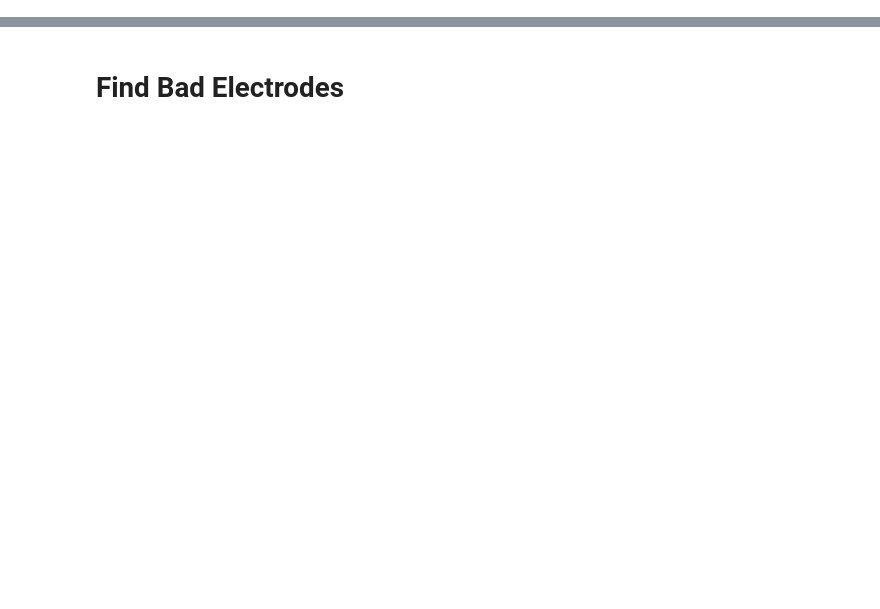
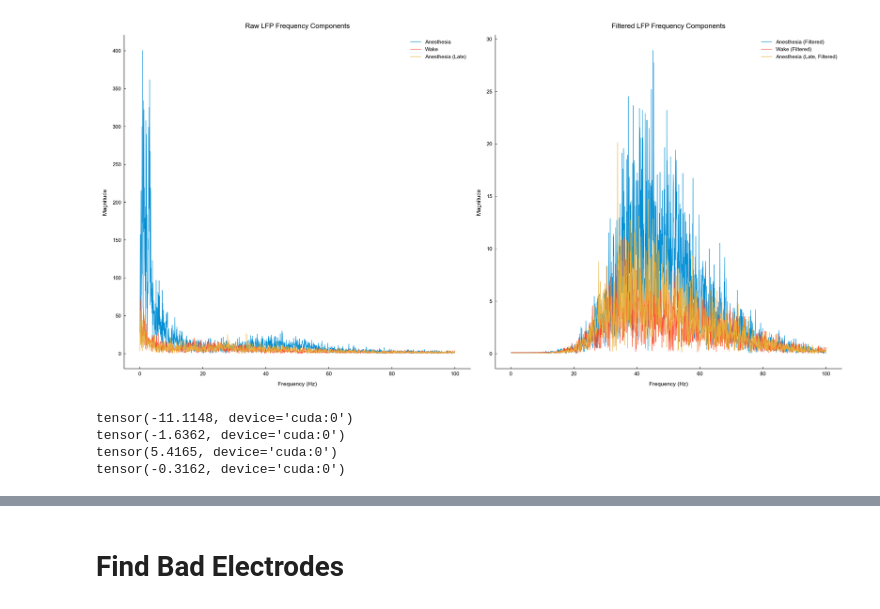
Before and after one commit to adamjeisen/UniversalUnconsciousness, a Jupyter notebook: _jupyter/2024-10-21 - Electrode Filtering FINAL.ipynb, the cells around one changed output, grey strips where cells are left out. Drawn from its saved outputs; the diff is of its cells as text; code cells hidden in the pictures; blank space fills up the shorter version.

```diff
--- a/_jupyter/2024-10-21 - Electrode Filtering FINAL.ipynb
+++ b/_jupyter/2024-10-21 - Electrode Filtering FINAL.ipynb
@@ -62,0 +97,43 @@ Data loaded (took 114.36 seconds)
+# %%
+# Calculate FFTs
+fs = 1000  # Assuming 1kHz sampling rate based on context
+freqs_a = np.fft.fftfreq(len(lfp_a[:, 37]), 1/fs)
+freqs_w = np.fft.fftfreq(len(lfp_w[:, 37]), 1/fs)
+freqs_a_late = np.fft.fftfreq(len(lfp_a_late[:, 37]), 1/fs)
+fft_a = np.abs(np.fft.fft(lfp_a[:, 37]))
+fft_w = np.abs(np.fft.fft(lfp_w[:, 37]))
+fft_a_late = np.abs(np.fft.fft(lfp_a_late[:, 37]))
+fft_a_filt = np.abs(np.fft.fft(lfp_a_filt[:, 37]))
+fft_w_filt = np.abs(np.fft.fft(lfp_w_filt[:, 37]))
+fft_a_late_filt = np.abs(np.fft.fft(lfp_a_late_filt[:, 37]))
+
+# Plot FFTs
+plt.figure(figsize=(12, 6))
+
+plt.subplot(121)
+mask = freqs_a[1:len(freqs_a)//2] <= 100
+plt.plot(freqs_a[1:len(freqs_a)//2][mask], fft_a[1:len(fft_a)//2][mask], label='Anesthesia')
+plt.plot(freqs_w[1:len(freqs_w)//2][mask], fft_w[1:len(fft_w)//2][mask], label='Wake')
+plt.plot(freqs_a_late[1:len(freqs_a_late)//2][mask], fft_a_late[1:len(fft_a_late)//2][mask], label='Anesthesia (Late)')
+plt.xlabel('Frequency (Hz)')
+plt.ylabel('Magnitude')
+plt.title('Raw LFP Frequency Components')
+plt.legend()
+# plt.xscale('log')
+# plt.yscale('log')
+
+plt.subplot(122)
+plt.plot(freqs_a[1:len(freqs_a)//2][mask], fft_a_filt[1:len(fft_a_filt)//2][mask], label='Anesthesia (Filtered)')
+plt.plot(freqs_w[1:len(freqs_w)//2][mask], fft_w_filt[1:len(fft_w_filt)//2][mask], label='Wake (Filtered)')
+plt.plot(freqs_a_late[1:len(freqs_a_late)//2][mask], fft_a_late_filt[1:len(fft_a_late_filt)//2][mask], label='Anesthesia (Late, Filtered)')
+plt.xlabel('Frequency (Hz)')
+plt.ylabel('Magnitude')
+plt.title('Filtered LFP Frequency Components')
+plt.legend()
+# plt.xscale('log')
+# plt.yscale('log')
+
+plt.tight_layout()
+plt.show()
+# %% [output]
+[figure, added]
@@ -62,0 +155,10 @@ Data loaded (took 114.36 seconds)
+# %%
+print(delase_w.stability_params[:int(0.1*len(delase_w.stability_params))].mean() - delase_a.stability_params[:int(0.1*len(delase_a.stability_params))].mean())
+print(delase_w_filt.stability_params[:int(0.1*len(delase_w_filt.stability_params))].mean() - delase_a_filt.stability_params[:int(0.1*len(delase_a_filt.stability_params))].mean())
+print(delase_w.stability_params[:int(0.1*len(delase_a_late.stability_params))].mean() - delase_a_late.stability_params[:int(0.1*len(delase_a_late.stability_params))].mean())
+print(delase_w_filt.stability_params[:int(0.1*len(delase_a_late_filt.stability_params))].mean() - delase_a_late_filt.stability_params[:int(0.1*len(delase_a_late_filt.stability_params))].mean())
+# %% [output]
+tensor(-11.1148, device='cuda:0')
+tensor(-1.6362, device='cuda:0')
+tensor(5.4165, device='cuda:0')
+tensor(-0.3162, device='cuda:0')
```
Also changed, not shown: parts of 42 cells of this notebook, 12 other files.
